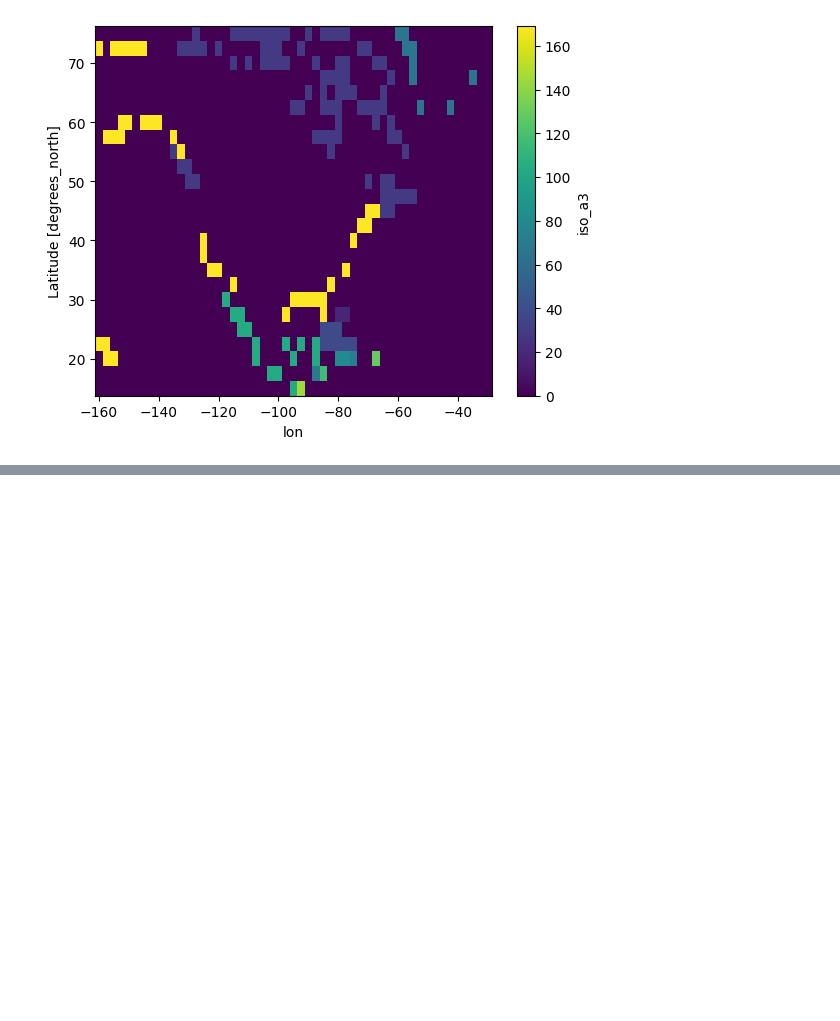
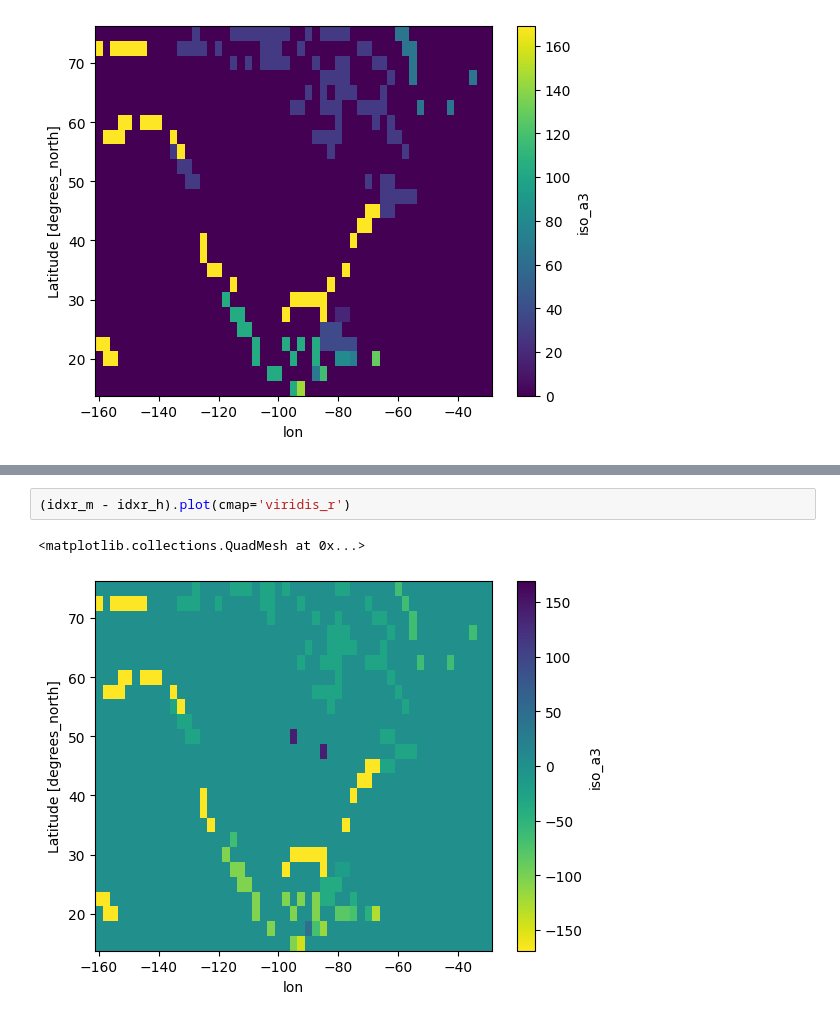
Before and after one commit to gidden/ptolemy, a Jupyter notebook: docs/notebooks/introduction.ipynb, the cells around one changed output, grey strips where cells are left out. Cells and saved outputs as stored; diff of their text form; blank space fills up the shorter version.

```diff
--- a/docs/notebooks/introduction.ipynb
+++ b/docs/notebooks/introduction.ipynb
@@ -94,0 +118,5 @@ idxr_h.plot()
+# %%
+(idxr_m - idxr_h).plot(cmap='viridis_r')
+# %% [output]
+<matplotlib.collections.QuadMesh at 0x...>
+[figure, added]
```
Also changed, not shown: parts of 11 cells of this notebook, 3 other files.
